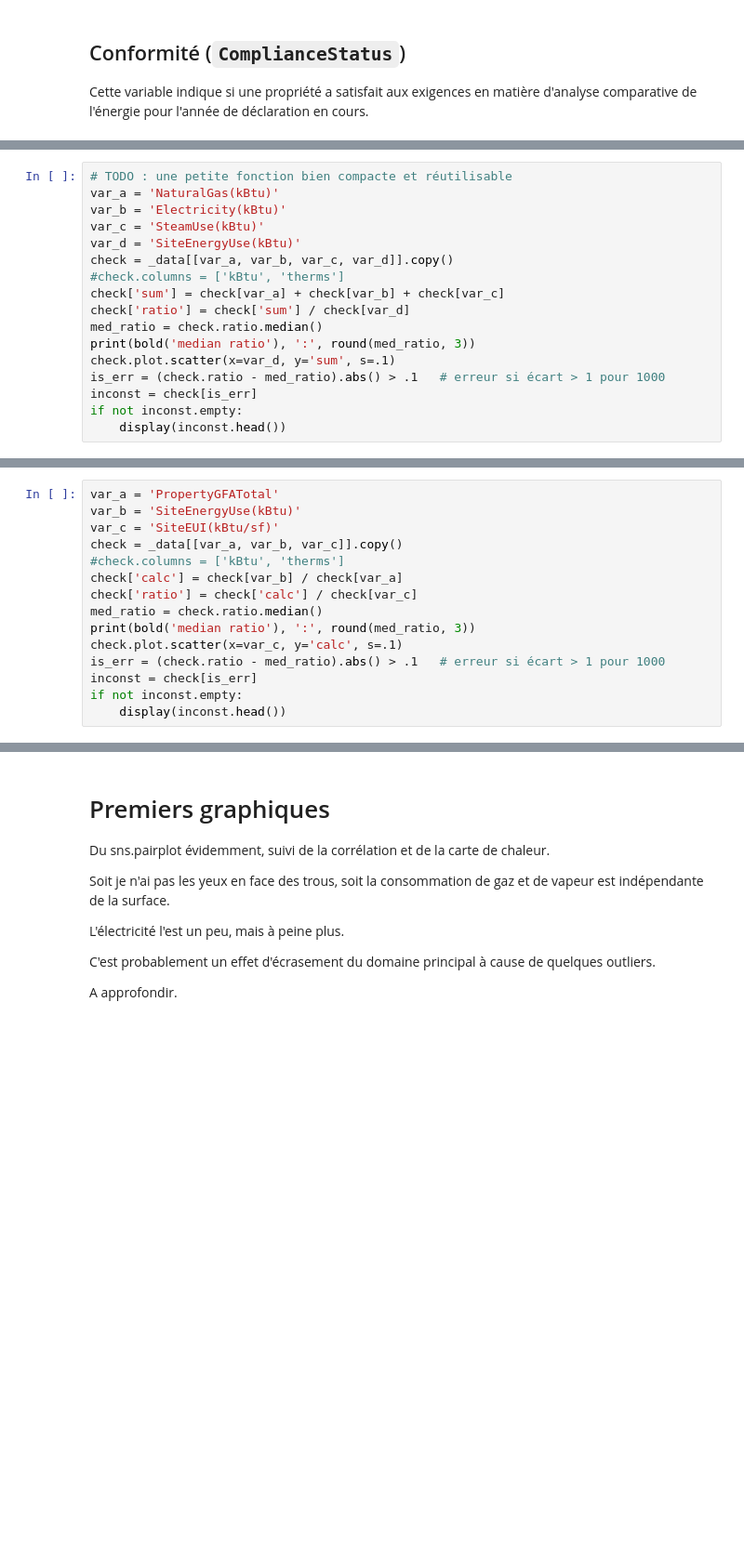
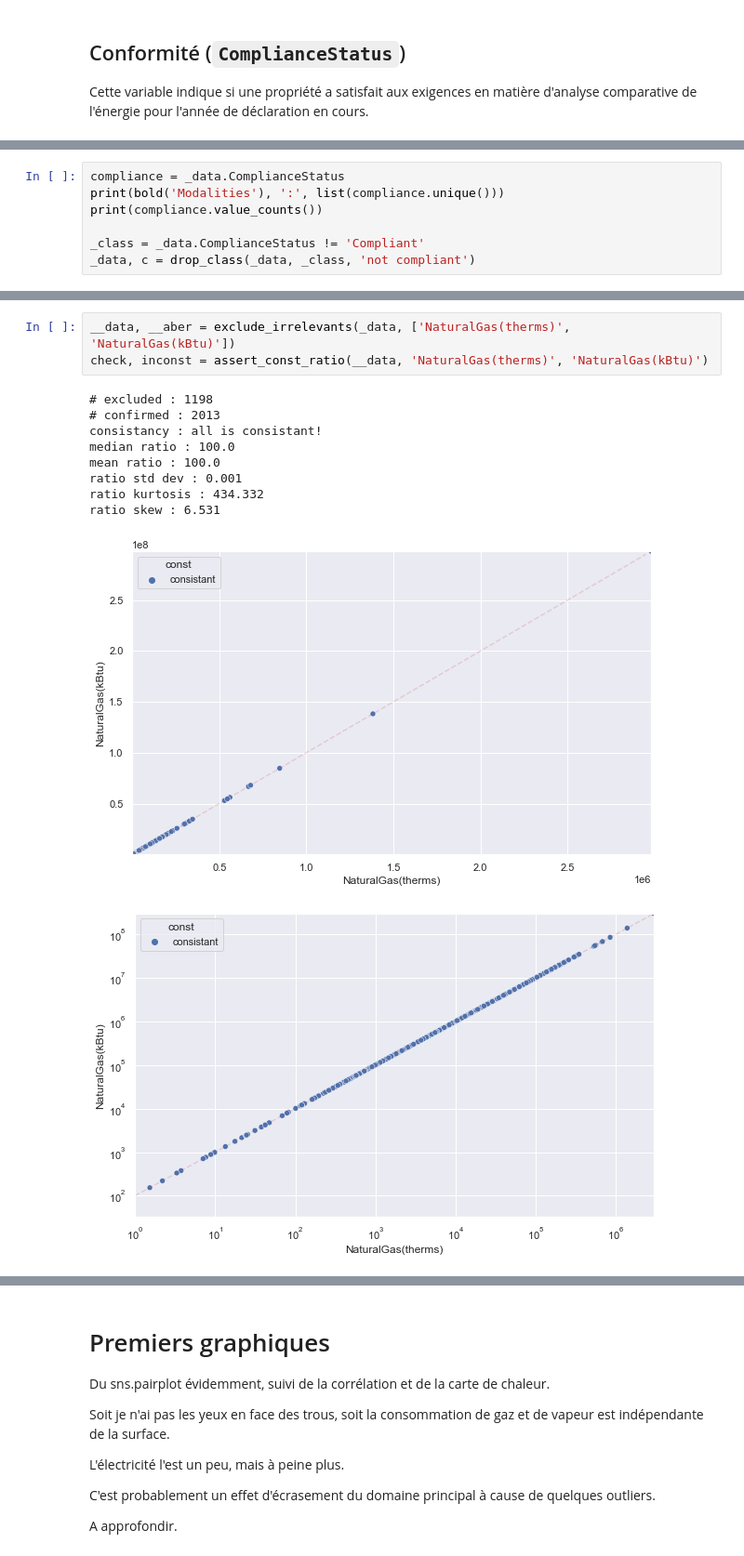
Before and after one commit to Franck-PepperLabs/pepper_carbon-neutral_seattle, a Jupyter notebook: jupyter/scratchpad.ipynb, the cells around one changed output, grey strips where cells are left out. Shown at 93% size. Saved outputs shown, nothing was run; the diff lists cells and outputs as text; blank space fills up the shorter version.

```diff
--- a/jupyter/scratchpad.ipynb
+++ b/jupyter/scratchpad.ipynb
@@ -471,17 +427,0 @@ Dernier cas remarquable : les immeubles à consommation négative (électricité
-# %%
-# TODO : une petite fonction bien compacte et réutilisable
-var_a = 'NaturalGas(kBtu)'
-var_b = 'Electricity(kBtu)'
-var_c = 'SteamUse(kBtu)'
-var_d = 'SiteEnergyUse(kBtu)'
-check = _data[[var_a, var_b, var_c, var_d]].copy()
-#check.columns = ['kBtu', 'therms']
-check['sum'] = check[var_a] + check[var_b] + check[var_c]
-check['ratio'] = check['sum'] / check[var_d]
-med_ratio = check.ratio.median()
-print(bold('median ratio'), ':', round(med_ratio, 3))
-check.plot.scatter(x=var_d, y='sum', s=.1)
-is_err = (check.ratio - med_ratio).abs() > .1   # erreur si écart > 1 pour 1000
-inconst = check[is_err]
-if not inconst.empty:
-    display(inconst.head())
@@ -503,15 +427,0 @@ Zoomer.
-# %%
-var_a = 'PropertyGFATotal'
-var_b = 'SiteEnergyUse(kBtu)'
-var_c = 'SiteEUI(kBtu/sf)'
-check = _data[[var_a, var_b, var_c]].copy()
-#check.columns = ['kBtu', 'therms']
-check['calc'] = check[var_b] / check[var_a]
-check['ratio'] = check['calc'] / check[var_c]
-med_ratio = check.ratio.median()
-print(bold('median ratio'), ':', round(med_ratio, 3))
-check.plot.scatter(x=var_c, y='calc', s=.1)
-is_err = (check.ratio - med_ratio).abs() > .1   # erreur si écart > 1 pour 1000
-inconst = check[is_err]
-if not inconst.empty:
-    display(inconst.head())
@@ -526,0 +428,7 @@ median ratio : 0.999
+# %%
+compliance = _data.ComplianceStatus
+print(bold('Modalities'), ':', list(compliance.unique()))
+print(compliance.value_counts())
+
+_class = _data.ComplianceStatus != 'Compliant'
+_data, c = drop_class(_data, _class, 'not compliant')
@@ -526,0 +566,14 @@ median ratio : 0.999
+# %%
+__data, __aber = exclude_irrelevants(_data, ['NaturalGas(therms)', 'NaturalGas(kBtu)'])
+check, inconst = assert_const_ratio(__data, 'NaturalGas(therms)', 'NaturalGas(kBtu)')
+# %% [output]
+# excluded : 1198
+# confirmed : 2013
+consistancy : all is consistant!
+median ratio : 100.0
+mean ratio : 100.0
+ratio std dev : 0.001
+ratio kurtosis : 434.332
+ratio skew : 6.531
+[figure, added]
+[figure, added]
```
Also changed, not shown: parts of 104 cells of this notebook.
